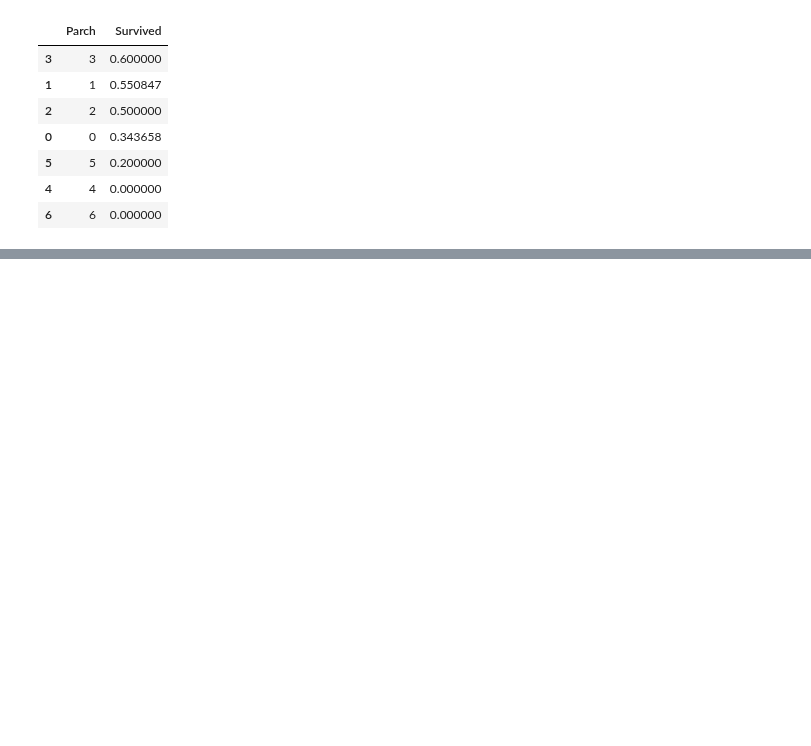
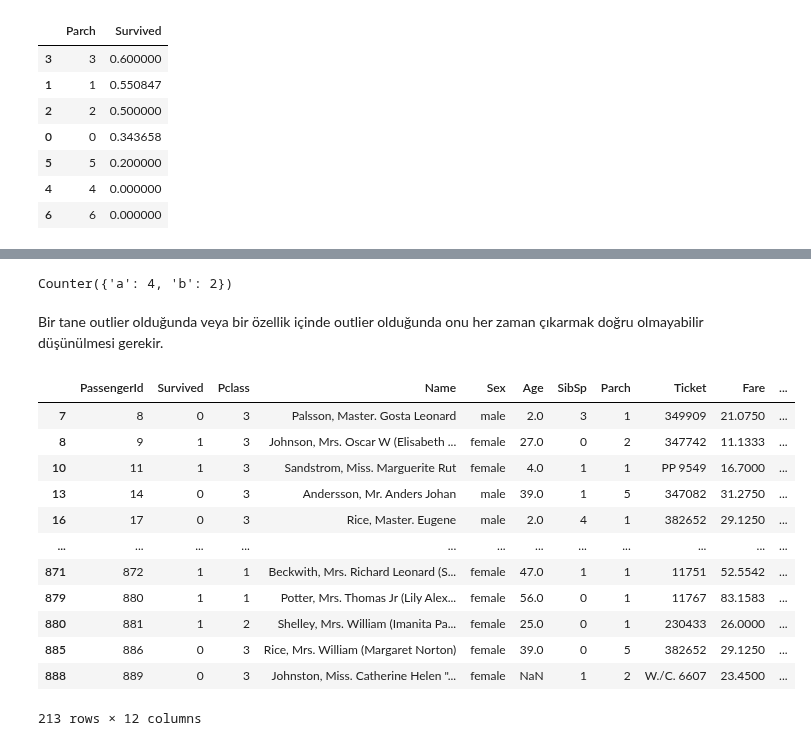
Before and after one commit to akalinirem/machine_learning, a Jupyter notebook: pages/titanic_project/titanic_project.ipynb, the cells around one changed output, grey strips where cells are left out. Cells and saved outputs as stored; diff of their text form; code cells hidden in the pictures; blank space fills up the shorter version.

```diff
--- a/pages/titanic_project/titanic_project.ipynb
+++ b/pages/titanic_project/titanic_project.ipynb
@@ -317,0 +322,53 @@ train_df[["Parch","Survived"]].groupby(["Parch"], as_index = False).mean().sort_
+# %%
+def detect_outliers(df,features):
+    outlier_indices = []
+
+    for c in features:
+
+        # 1st quartile
+        Q1 = np.percentile(df[c],25)
+
+        # 3rd quartile
+        Q3 = np.percentile(df[c],75)
+
+        # IQR
+        IQR = Q3 - Q1
+
+        # Outlier Step
+        outlier_step = IQR * 1.5
+
+        #detect outlier and their indeces
+        outlier_list_col = df[(df[c] < Q1 - outlier_step) | (df[c] > Q3 - outlier_step)].index
+
+        # store indeces
+        outlier_indices.extend(outlier_list_col)
+
+    outlier_indices = Counter(outlier_indices)
+    multiple_outliers = list(i for i, v in outlier_indices.items() if v > 2)
+
+    return multiple_outliers
+# %%
+# Counter için örnek
+
+a = ["a","a","a","a","b","b"]
+Counter(a)
+# %% [output]
+Counter({'a': 4, 'b': 2})
+# %% [markdown]
+Bir tane outlier olduğunda veya bir özellik içinde outlier olduğunda onu her zaman çıkarmak doğru olmayabilir düşünülmesi gerekir.
+# %%
+train_df.loc[detect_outliers(train_df,["Age","SibSp","Parch","Fare"])]
+# %% [output]
+|  | PassengerId | Survived | Pclass | Name | Sex | Age | SibSp | Parch | Ticket | Fare | ... |
+| 7 | 8 | 0 | 3 | Palsson, Master. Gosta Leonard | male | 2.0 | 3 | 1 | 349909 | 21.0750 | ... |
+| 8 | 9 | 1 | 3 | Johnson, Mrs. Oscar W (Elisabeth ... | female | 27.0 | 0 | 2 | 347742 | 11.1333 | ... |
+| 10 | 11 | 1 | 3 | Sandstrom, Miss. Marguerite Rut | female | 4.0 | 1 | 1 | PP 9549 | 16.7000 | ... |
+| 13 | 14 | 0 | 3 | Andersson, Mr. Anders Johan | male | 39.0 | 1 | 5 | 347082 | 31.2750 | ... |
+| 16 | 17 | 0 | 3 | Rice, Master. Eugene | male | 2.0 | 4 | 1 | 382652 | 29.1250 | ... |
+| ... | ... | ... | ... | ... | ... | ... | ... | ... | ... | ... | ... |
+| 871 | 872 | 1 | 1 | Beckwith, Mrs. Richard Leonard (S... | female | 47.0 | 1 | 1 | 11751 | 52.5542 | ... |
+| 879 | 880 | 1 | 1 | Potter, Mrs. Thomas Jr (Lily Alex... | female | 56.0 | 0 | 1 | 11767 | 83.1583 | ... |
+| 880 | 881 | 1 | 2 | Shelley, Mrs. William (Imanita Pa... | female | 25.0 | 0 | 1 | 230433 | 26.0000 | ... |
+| 885 | 886 | 0 | 3 | Rice, Mrs. William (Margaret Norton) | female | 39.0 | 0 | 5 | 382652 | 29.1250 | ... |
+| 888 | 889 | 0 | 3 | Johnston, Miss. Catherine Helen "... | female | NaN | 1 | 2 | W./C. 6607 | 23.4500 | ... |
+213 rows × 12 columns
```
Also changed, not shown: parts of 2 cells of this notebook, 1 other file.
